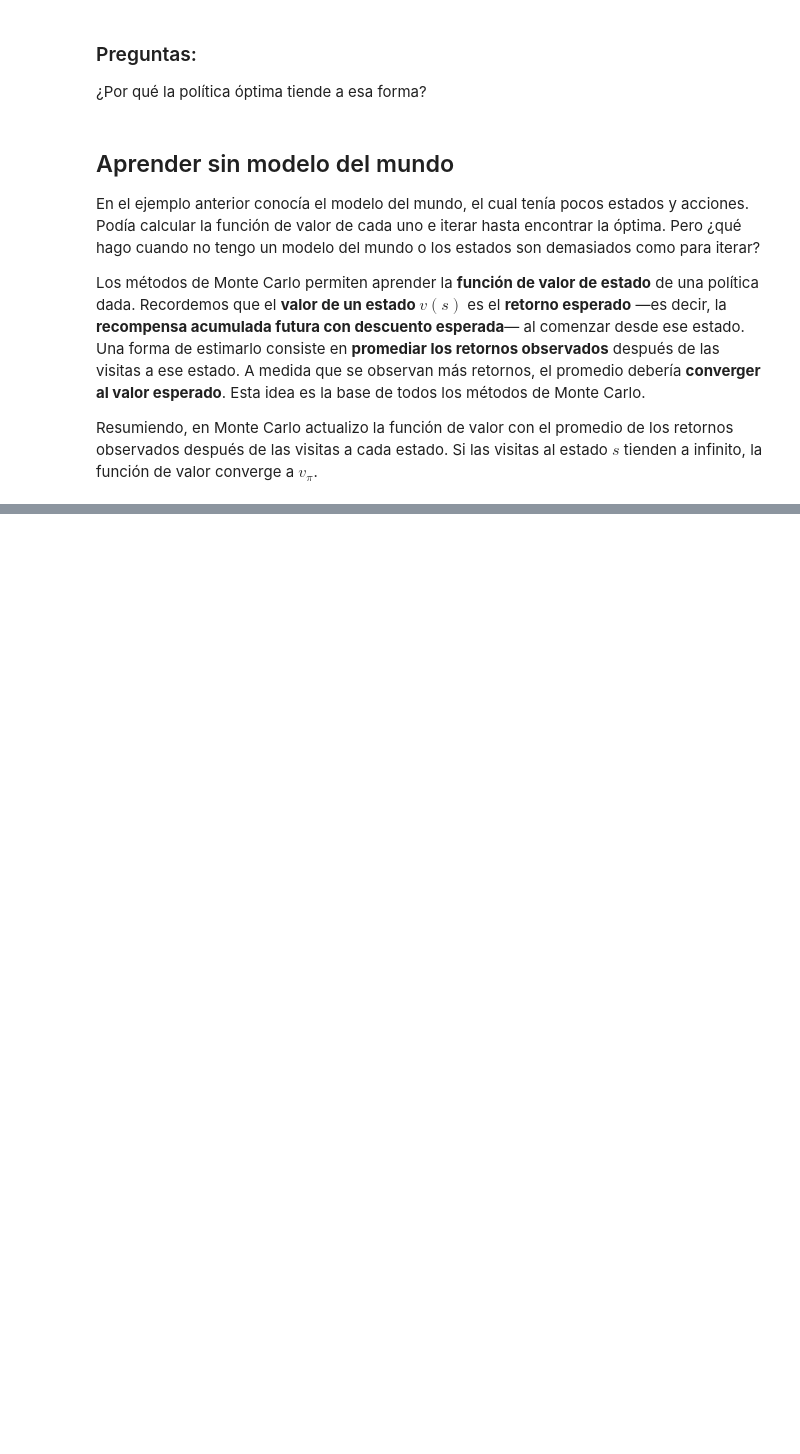
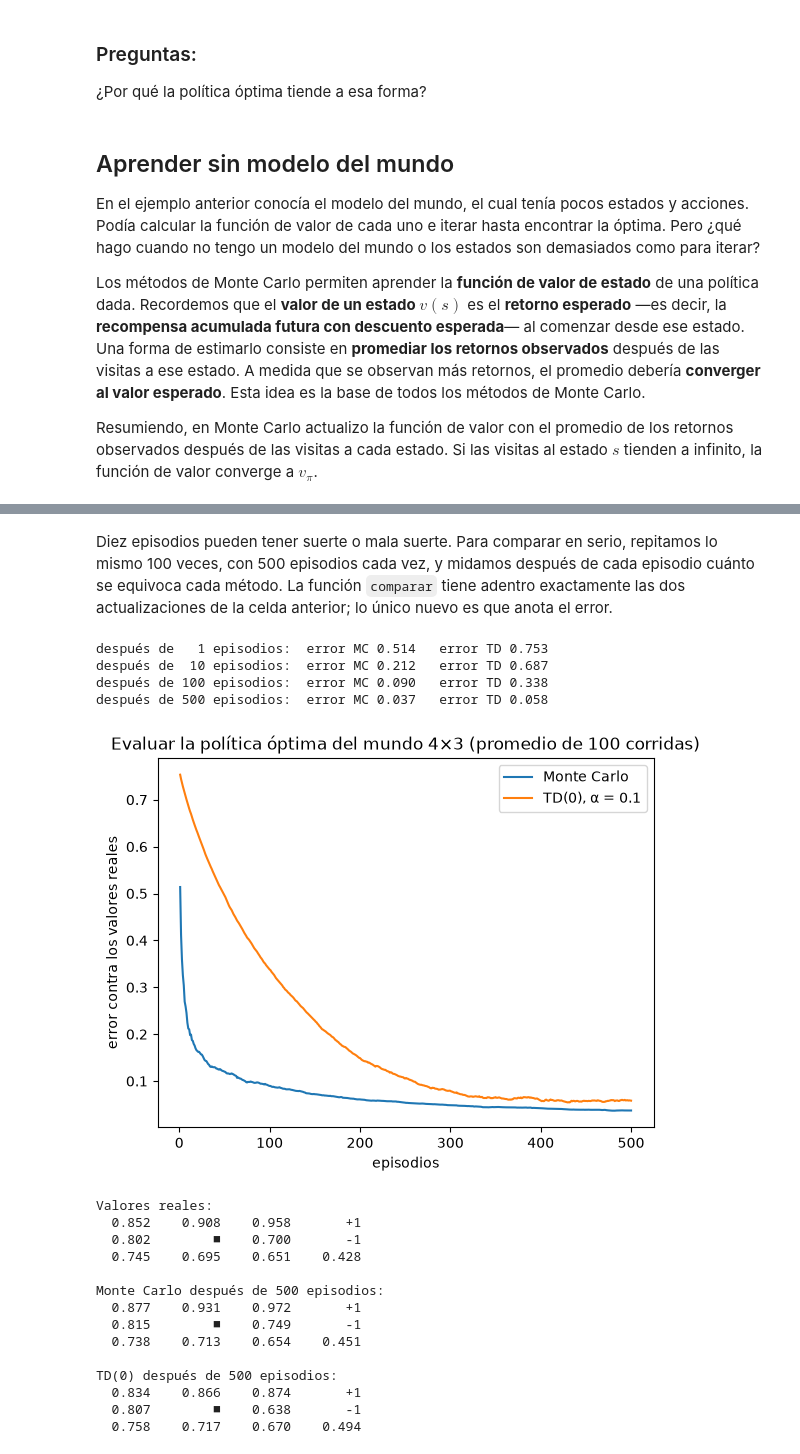
Before and after one commit to telsesser/2026-ML-UNLU, a Jupyter notebook: 03-refuerzos/clase1-decisiones-secuenciales.ipynb, the cells around one changed output, grey strips where cells are left out. Saved outputs shown, nothing was run; the diff lists cells and outputs as text; code cells hidden in the pictures; blank space fills up the shorter version.

```diff
--- a/03-refuerzos/clase1-decisiones-secuenciales.ipynb
+++ b/03-refuerzos/clase1-decisiones-secuenciales.ipynb
@@ -1153,0 +1117,69 @@ En la próxima clase usamos Q-learning en un problema con más riesgo (CliffWalk
+# %% [markdown]
+Diez episodios pueden tener suerte o mala suerte. Para comparar en serio, repitamos lo mismo 100 veces, con 500 episodios cada vez, y midamos después de cada episodio cuánto se equivoca cada método. La función `comparar` tiene adentro exactamente las dos actualizaciones de la celda anterior; lo único nuevo es que anota el error.
+# %%
+def error(V):
+    # Raíz del error cuadrático medio contra los valores reales.
+    return np.sqrt(np.mean([(V[s] - v_real[s]) ** 2 for s in ESTADOS]))
+
+def comparar(episodios, alpha, rng):
+    # Las mismas actualizaciones de la celda anterior, anotando el error después de cada episodio.
+    V_mc = {s: 0.0 for s in ESTADOS}
+    visitas = {s: 0 for s in ESTADOS}
+    V_td = {s: 0.0 for s in ESTADOS} | {s: 0.0 for s in TERMINALES}
+    errores_mc, errores_td = [], []
+    for _ in range(episodios):
+        episodio = jugar_episodio(politica, rng)
+        G = 0.0
+        for s, r, s2 in reversed(episodio):
+            G = r + GAMMA * G
+            visitas[s] += 1
+            V_mc[s] = V_mc[s] + (1 / visitas[s]) * (G - V_mc[s])
+        for s, r, s2 in episodio:
+            V_td[s] = V_td[s] + alpha * (r + GAMMA * V_td[s2] - V_td[s])
+        errores_mc.append(error(V_mc))
+        errores_td.append(error(V_td))
+    return errores_mc, errores_td, V_mc, V_td
+
+resultados = [comparar(500, alpha=0.1, rng=rng) for _ in range(100)]
+error_mc = np.mean([r[0] for r in resultados], axis=0)
+error_td = np.mean([r[1] for r in resultados], axis=0)
+
+for k in (1, 10, 100, 500):
+    print(f"después de {k:>3} episodios:  error MC {error_mc[k - 1]:.3f}   error TD {error_td[k - 1]:.3f}")
+
+plt.plot(range(1, 501), error_mc, label="Monte Carlo")
+plt.plot(range(1, 501), error_td, label="TD(0), α = 0.1")
+plt.xlabel("episodios")
+plt.ylabel("error contra los valores reales")
+plt.title("Evaluar la política óptima del mundo 4×3 (promedio de 100 corridas)")
+plt.legend()
+plt.show()
+
+# Los valores al final de la última corrida, después de 500 episodios.
+_, _, V_mc, V_td = resultados[-1]
+print("Valores reales:")
+dibujar_valores(v_real)
+print("\nMonte Carlo después de 500 episodios:")
+dibujar_valores(V_mc)
+print("\nTD(0) después de 500 episodios:")
+dibujar_valores(V_td)
+# %% [output]
+después de   1 episodios:  error MC 0.514   error TD 0.753
+después de  10 episodios:  error MC 0.212   error TD 0.687
+después de 100 episodios:  error MC 0.090   error TD 0.338
+después de 500 episodios:  error MC 0.037   error TD 0.058
+[figure, added]
+Valores reales:
+  0.852    0.908    0.958       +1
+  0.802        ■    0.700       -1
+  0.745    0.695    0.651    0.428
+
+Monte Carlo después de 500 episodios:
+  0.877    0.931    0.972       +1
+  0.815        ■    0.749       -1
+  0.738    0.713    0.654    0.451
+
+TD(0) después de 500 episodios:
+  0.834    0.866    0.874       +1
+  0.807        ■    0.638       -1
+  0.758    0.717    0.670    0.494
```
Also changed, not shown: parts of 16 cells of this notebook, 11 other files.
